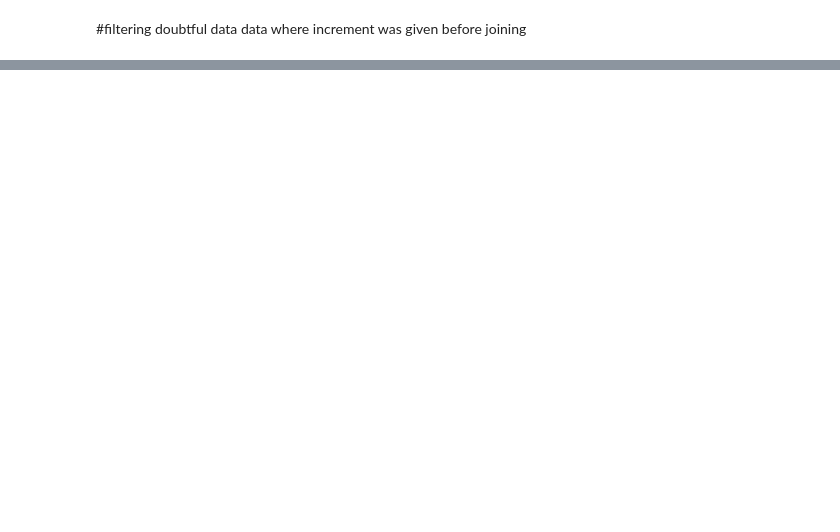
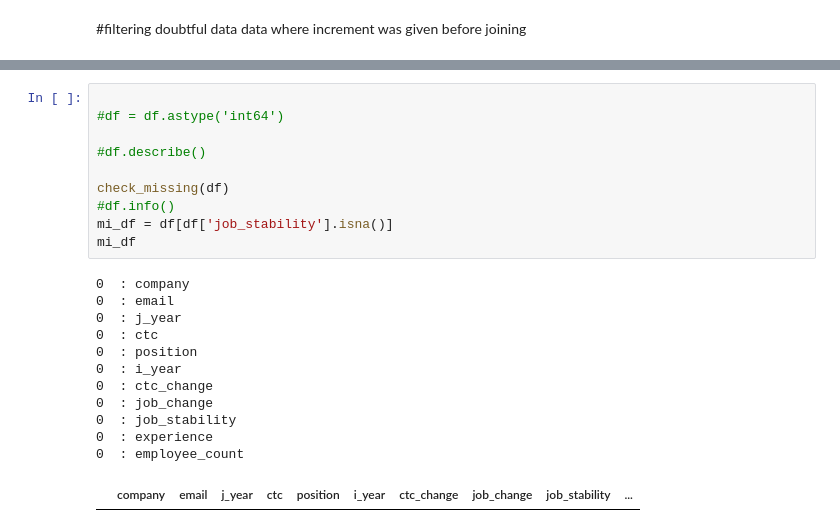
Before and after one commit to ashishkumarsaklani/AIML, a Jupyter notebook: Clustering_Pro.ipynb, the cells around one changed output, grey strips where cells are left out. Saved outputs shown, nothing was run; the diff lists cells and outputs as text; blank space fills up the shorter version.

```diff
--- a/Clustering_Pro.ipynb
+++ b/Clustering_Pro.ipynb
@@ -586,0 +667,23 @@ df = df[~(df['position'] != df['predicted'])]
+# %%
+
+#df = df.astype('int64')
+
+#df.describe()
+
+check_missing(df)
+#df.info()
+mi_df = df[df['job_stability'].isna()]
+mi_df
+# %% [output]
+0  : company
+0  : email
+0  : j_year
+0  : ctc
+0  : position
+0  : i_year
+0  : ctc_change
+0  : job_change
+0  : job_stability
+0  : experience
+0  : employee_count
+|  | company | email | j_year | ctc | position | i_year | ctc_change | job_change | job_stability | ... |
```
Also changed, not shown: parts of 18 cells of this notebook.
